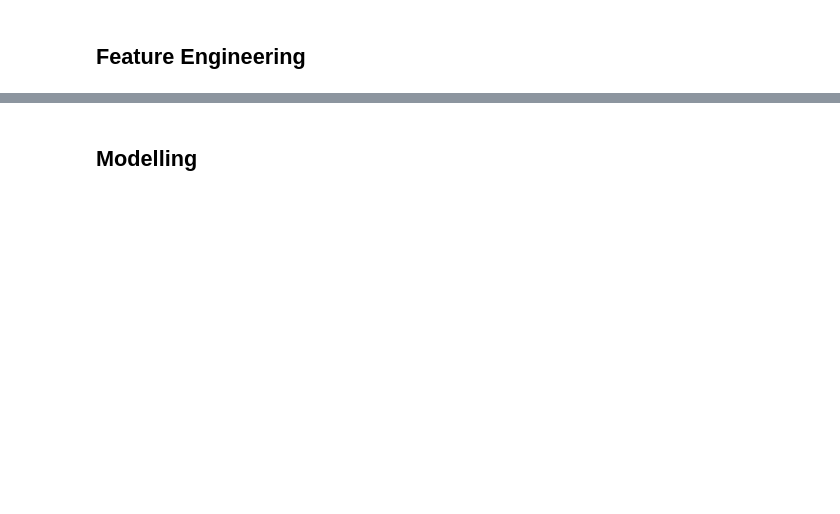
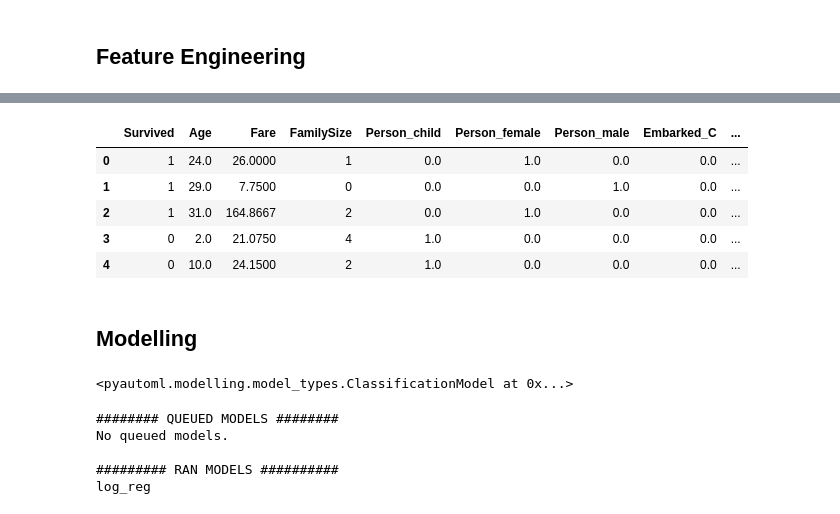
Before and after one commit to Ashton-Sidhu/aethos, a Jupyter notebook: examples/PyautoML Titanic.ipynb, the cells around one changed output, grey strips where cells are left out. Drawn from its saved outputs; the diff is of its cells as text; code cells hidden in the pictures; blank space fills up the shorter version.

```diff
--- a/examples/PyautoML Titanic.ipynb
+++ b/examples/PyautoML Titanic.ipynb
@@ -228,4 +250,11 @@ feature.drop('Name', 'Ticket', 'SibSp', 'Parch', 'Sex')
 # %%
-feature.onehot_encode('Person', 'Embarked', 'Title', 'Pclass')
+feature.onehot_encode('Person', 'Embarked', 'Title', 'Pclass', keep_col=False)
+# %% [output]
+|  | Survived | Age | Fare | FamilySize | Person_child | Person_female | Person_male | Embarked_C | ... |
+| 0 | 1 | 24.0 | 26.0000 | 1 | 0.0 | 1.0 | 0.0 | 0.0 | ... |
+| 1 | 1 | 29.0 | 7.7500 | 0 | 0.0 | 0.0 | 1.0 | 0.0 | ... |
+| 2 | 1 | 31.0 | 164.8667 | 2 | 0.0 | 1.0 | 0.0 | 0.0 | ... |
+| 3 | 0 | 2.0 | 21.0750 | 4 | 1.0 | 0.0 | 0.0 | 0.0 | ... |
+| 4 | 0 | 10.0 | 24.1500 | 2 | 1.0 | 0.0 | 0.0 | 0.0 | ... |
 # %% [markdown]
 ## Modelling
@@ -231,0 +263,12 @@ feature.onehot_encode('Person', 'Embarked', 'Title', 'Pclass')
+# %%
+model.logistic_regression()
+# %% [output]
+<pyautoml.modelling.model_types.ClassificationModel at 0x...>
+# %%
+model.list_models()
+# %% [output]
+######## QUEUED MODELS ########
+No queued models.
+
+######### RAN MODELS ##########
+log_reg
```
Also changed, not shown: parts of 22 cells of this notebook, 3 other files.
